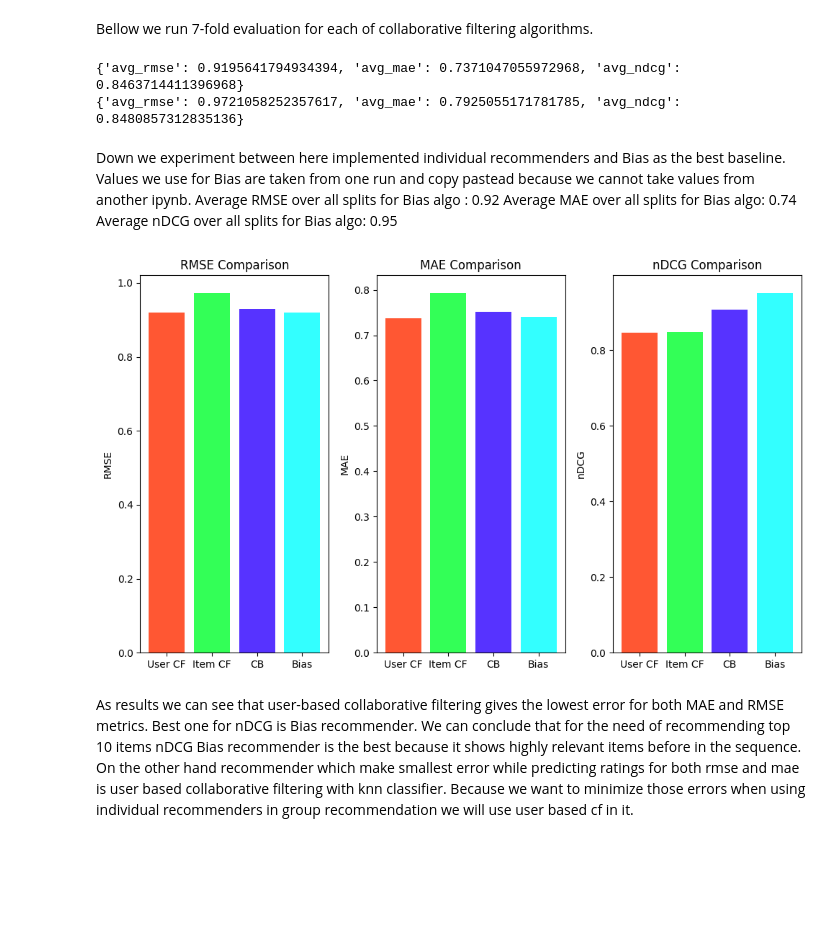
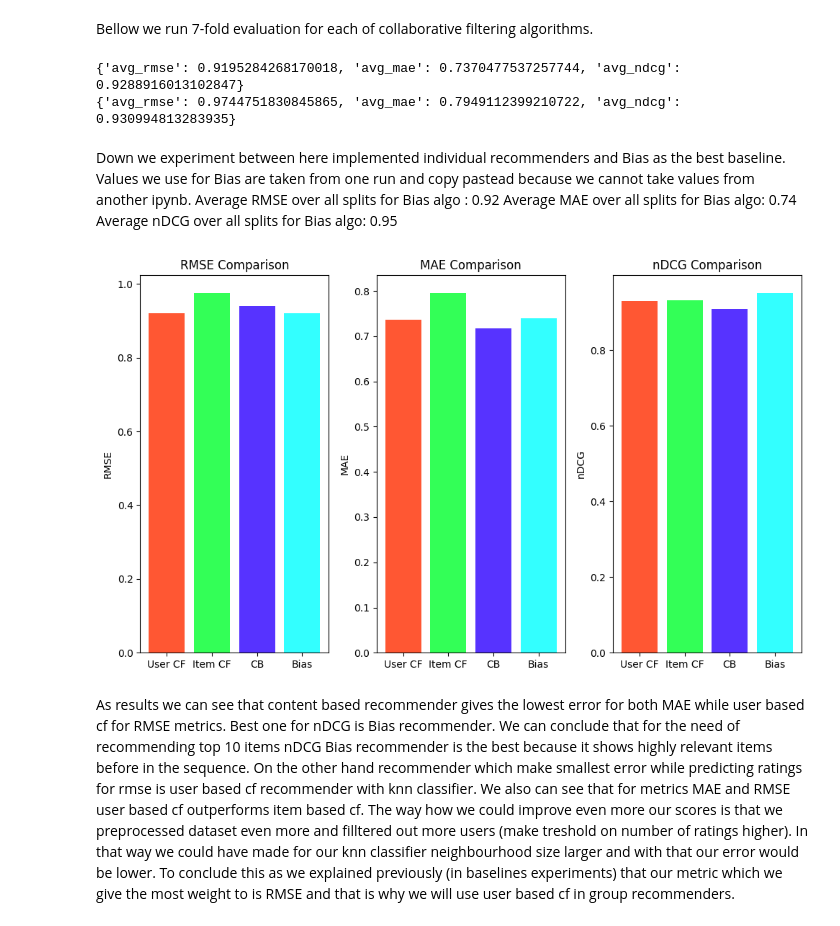
Before and after one commit to Liwia-Padowska/Movie_Recommender, a Jupyter notebook: IndividualRecommender/algorithm_experiments.ipynb, the cells around one changed output. Cells and saved outputs as stored; diff of their text form; code cells hidden in the pictures; blank space fills up the shorter version.

```diff
--- a/IndividualRecommender/algorithm_experiments.ipynb
+++ b/IndividualRecommender/algorithm_experiments.ipynb
@@ -75,7 +75,7 @@ from sklearn.metrics import mean_squared_error
 from sklearn.metrics import mean_absolute_error
 from sklearn.metrics import ndcg_score
 
-rmse = []
+rmse_scores = []
 mae = []
 ndcg = []
 predictions_all = []
@@ -88,7 +88,8 @@ for user in user_list:
     vectorizer = TfidfVectorizer()
     X_train_tfidf = vectorizer.fit_transform(X_train)
     X_test_tfidf = vectorizer.transform(X_test)
-    neigh = KNeighborsRegressor(n_neighbors=5)
+    neigh = KNeighborsRegressor(n_neighbors=12, metric='cosine') # we choose cosine metric because we are using tfidf vectors and it gives better similarity measure
+                                                                # we choose n_neighbors=12 because there exists user with just 12 neighbors which we didnt filter out
     neigh.fit(X_train_tfidf, y_train)
     y_pred = neigh.predict(X_test_tfidf)
     recommendations_df = pd.DataFrame({
@@ -104,7 +105,7 @@ for user in user_list:
     knn_rmse = np.sqrt(mean_squared_error(y_test, y_pred))
     knn_mae = mean_absolute_error(y_test, y_pred)
     knn_ndcg = ndcg_score([recommendations_df['actual_rating'].apply(lambda x: 1 if x>2.5 else 0)], [recommendations_df['predicted_rating'].apply(lambda x: 1 if x>2.5 else 0)])
-    rmse.append(knn_rmse)
+    rmse_scores.append(knn_rmse)
     mae.append(knn_mae)
     ndcg.append(knn_ndcg)
 # %% [markdown]
@@ -151,8 +152,8 @@ import matplotlib.pyplot as plt
 
 train_dataframe, test_dataframe = train_test_split(ratings_df, test_size=0.2) # 80-20 train test split
 
-user_user = UserUser(15, min_nbrs=3)
-item_item = ItemItem(15, min_nbrs=3)
+user_user = UserUser(15, min_nbrs=12)
+item_item = ItemItem(15, min_nbrs=12)
 
 def evaluate_collaborative_filtering(model, train_df, test_df):
     recsys = Recommender.adapt(model)
@@ -290,8 +291,8 @@ Bellow we run 7-fold evaluation for each of collaborative filtering algorithms.
 user_user_metrics = evaluate_collaborative_filtering_kfold(user_user, 7)
 item_item_metrics = evaluate_collaborative_filtering_kfold(item_item, 7)
 # %% [output]
-{'avg_rmse': 0.9195641794934394, 'avg_mae': 0.7371047055972968, 'avg_ndcg': 0.8463714411396968}
-{'avg_rmse': 0.9721058252357617, 'avg_mae': 0.7925055171781785, 'avg_ndcg': 0.8480857312835136}
+{'avg_rmse': 0.9195284268170018, 'avg_mae': 0.7370477537257744, 'avg_ndcg': 0.9288916013102847}
+{'avg_rmse': 0.9744751830845865, 'avg_mae': 0.7949112399210722, 'avg_ndcg': 0.930994813283935}
 # %% [markdown]
 Down we experiment between here implemented individual recommenders and Bias as the best baseline. Values we use for Bias are taken from one run and copy pastead because we cannot take values from another ipynb.
 Average RMSE over all splits for Bias algo : 0.92
@@ -300,34 +301,34 @@ Average nDCG over all splits for Bias algo: 0.95
 # %%
 import matplotlib.pyplot as plt
 import numpy as np
 
-rmse_scores = [user_user_metrics['avg_rmse'], item_item_metrics['avg_rmse'], np.mean(rmse), 0.92]
+rmse_scores = [user_user_metrics['avg_rmse'], item_item_metrics['avg_rmse'], np.mean(rmse_scores), 0.92]
 mae_scores = [user_user_metrics['avg_mae'], item_item_metrics['avg_mae'], np.mean(mae), 0.74]
 ndcg_scores = [user_user_metrics['avg_ndcg'], item_item_metrics['avg_ndcg'], np.mean(ndcg), 0.95]
 
 algorithms = ['User CF', 'Item CF', 'CB', 'Bias']
 colors = ['#FF5733', '#33FF57', '#5733FF', '#33FFFF']
 
 plt.figure(figsize=(10, 6))
 
 plt.subplot(1, 3, 1)
 plt.bar(algorithms, rmse_scores, color=colors)
 plt.ylabel('RMSE')
 plt.title('RMSE Comparison')
 
 plt.subplot(1, 3, 2)
 plt.bar(algorithms, mae_scores, color=colors)
 plt.ylabel('MAE')
 plt.title('MAE Comparison')
 
 plt.subplot(1, 3, 3)
 plt.bar(algorithms, ndcg_scores, color=colors)
 plt.ylabel('nDCG')
 plt.title('nDCG Comparison')
 
 plt.tight_layout()
 plt.show()
 # %% [output]
-[figure, old version]
+[figure, new version]
 # %% [markdown]
-As results we can see that user-based collaborative filtering gives the lowest error for both MAE and RMSE metrics. Best one for nDCG is Bias recommender. We can conclude that for the need of recommending top 10 items nDCG Bias recommender is the best because it shows highly relevant items before in the sequence. On the other hand recommender which make smallest error while predicting ratings for both rmse and mae is user based collaborative filtering with knn classifier. Because we want to minimize those errors when using individual recommenders in group recommendation we will use user based cf in it.
+As results we can see that content based recommender gives the lowest error for both MAE while user based cf for RMSE metrics. Best one for nDCG is Bias recommender. We can conclude that for the need of recommending top 10 items nDCG Bias recommender is the best because it shows highly relevant items before in the sequence. On the other hand recommender which make smallest error while predicting ratings for rmse is user based cf recommender with knn classifier. We also can see that for metrics MAE and RMSE user based cf outperforms item based cf. The way how we could improve even more our scores is that we preprocessed dataset even more and filltered out more users (make treshold on number of ratings higher). In that way we could have made for our knn classifier neighbourhood size larger and with that our error would be lower. To conclude this as we explained previously (in baselines experiments) that our metric which we give the most weight to is RMSE and that is why we will use user based cf in group recommenders.
```
Also changed, not shown: parts of 7 cells of this notebook, 2 other files.
